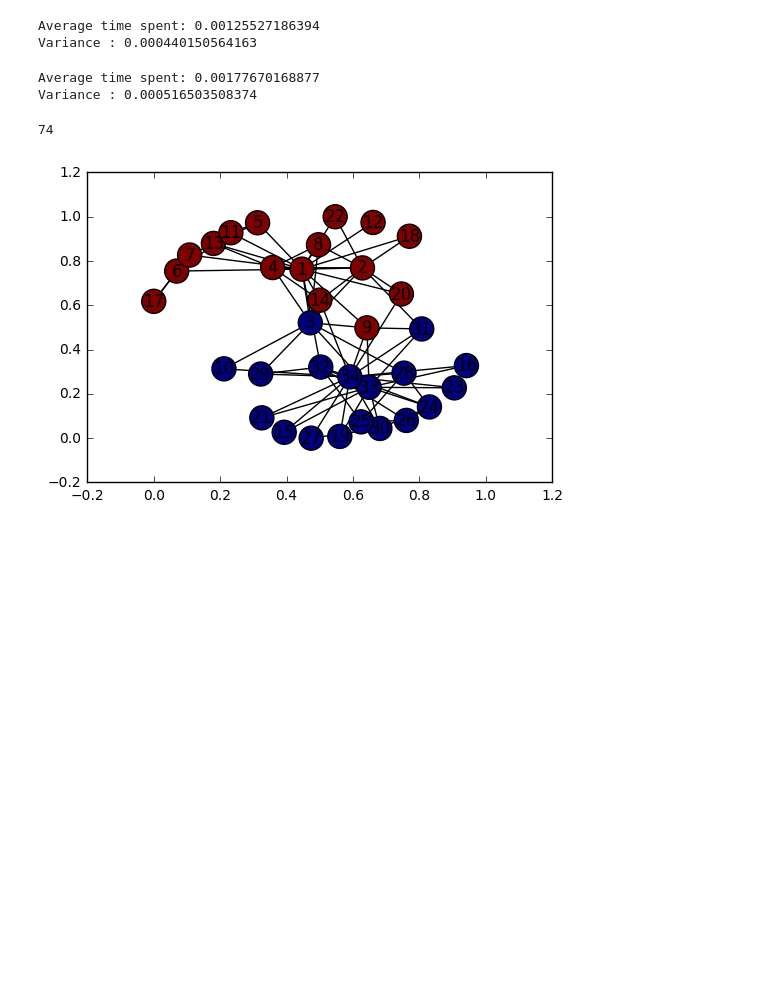
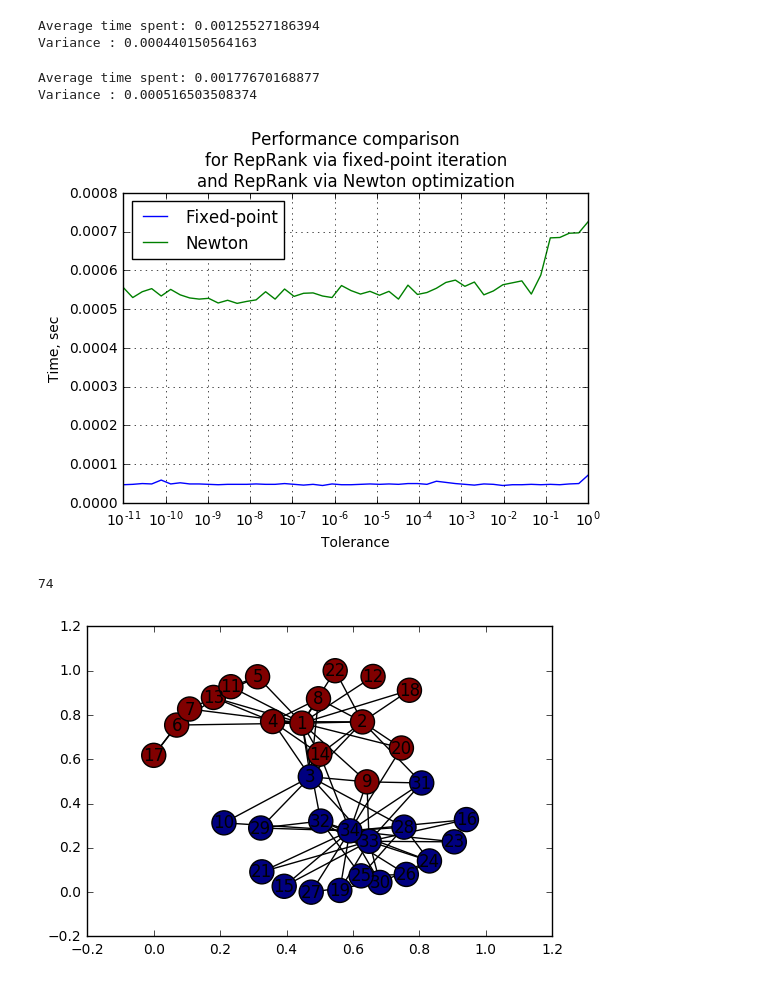
Before and after one commit to AC130USpectre/NLA2016project, a Jupyter notebook: opt-karate.ipynb, the cells around one changed output. Drawn from its saved outputs; the diff is of its cells as text; code cells hidden in the pictures; blank space fills up the shorter version.

Commit message:
Add files via upload
график time performance

```diff
--- a/opt-karate.ipynb
+++ b/opt-karate.ipynb
@@ -145,7 +162,7 @@ nx.draw_networkx(kn, node_color=ans)
 # %%
 # performance of RepRank
 
-tt = np.empty(5000)
+tt = np.empty(1000)
 
 for i in range(len(tt)):
     begin = time.time()
@@ -172,6 +189,38 @@ print("Average time spent: {}\nVariance : {}".format(str(np.mean(tt)), str(np.st
 # %% [output]
 Average time spent: 0.00177670168877
 Variance : 0.000516503508374
+# %%
+N_mean = np.empty(50)
+N_var = np.empty(50)
+j = 0
+
+for i in np.logspace(0, -11):
+
+    tt = np.empty(1000)
+
+    for i in range(len(tt)):
+        begin = time.time()
+        k, ans = VanillaNewton(tol=i)
+        end = time.time()
+        tt[i] = end - begin
+    N_mean[j] = np.mean(tt)
+    N_var[j] = np.std(tt, ddof=1)
+    j += 1
+# %%
+#plt.errorbar(np.logspace(0, -11), RR_mean, yerr=RR_var)
+plt.plot(np.logspace(0, -11), RR_mean, label="Fixed-point")
+#plt.errorbar(np.logspace(0, -11), N_mean, yerr=N_var)
+plt.plot(np.logspace(0, -11), N_mean, label="Newton")
+
+plt.xscale("log")
+plt.xlabel("Tolerance")
+plt.ylabel("Time, sec")
+plt.title("Performance comparison\nfor RepRank via fixed-point iteration\nand RepRank via Newton optimization")
+plt.grid()
+plt.legend(loc="best")
+plt.show()
+# %% [output]
+[figure, added]
 # %%
 def LineSearch(x, dx):
     alpha = obj(x) / np.linalg.norm(dx) ** 2
```
Also changed, not shown: parts of 4 cells of this notebook.
